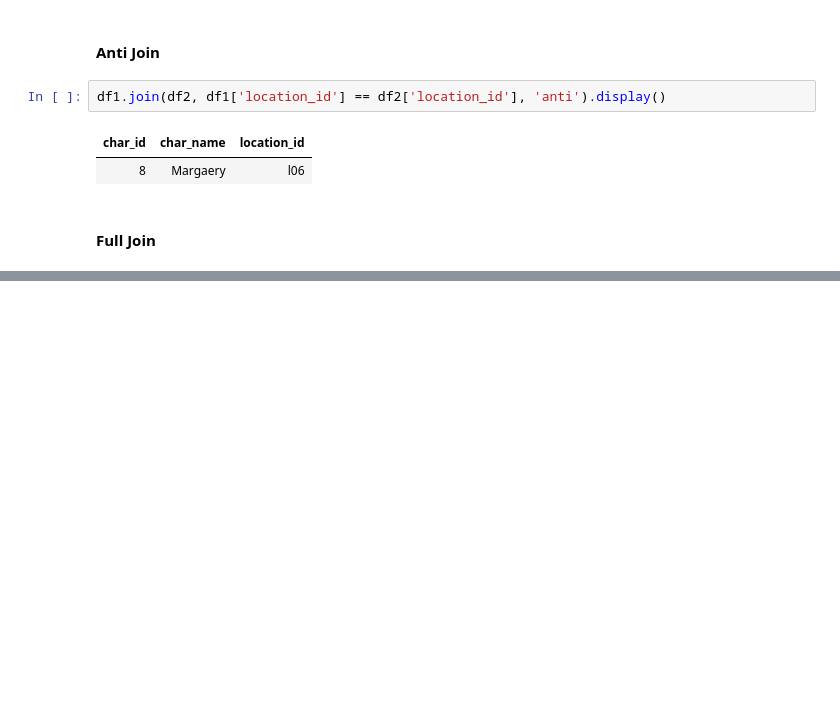
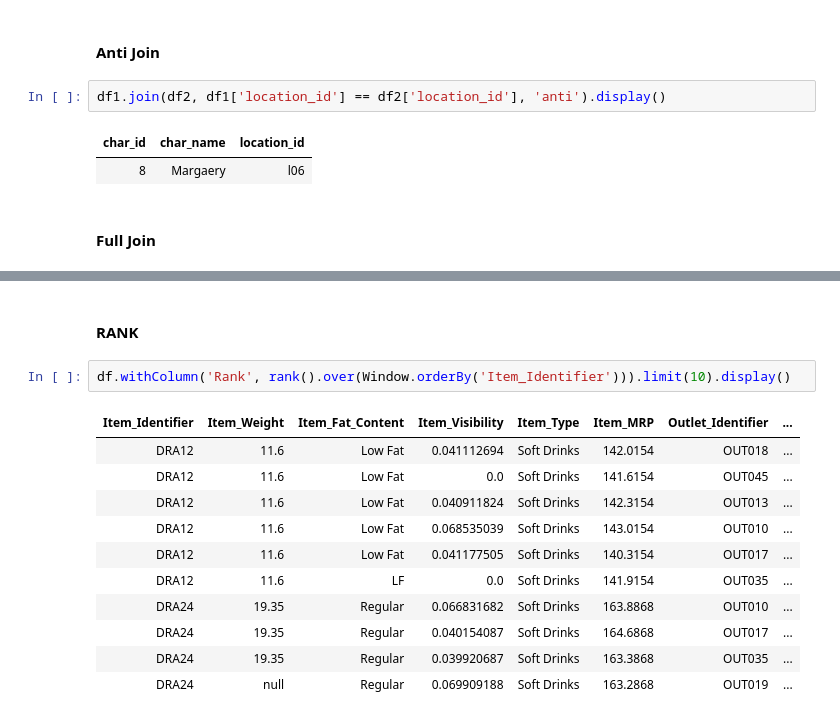
Before and after one commit to SarveshSoni09/everything-data-engineering, a Jupyter notebook: 3_PySpark/05_Advanced_Transformations.ipynb, the cells around one changed output, grey strips where cells are left out. Drawn from its saved outputs; the diff is of its cells as text; blank space fills up the shorter version.

```diff
--- a/3_PySpark/05_Advanced_Transformations.ipynb
+++ b/3_PySpark/05_Advanced_Transformations.ipynb
@@ -162,0 +178,17 @@ df1.join(df2, df1['location_id'] == df2['location_id'], 'full').display()
+# %% [markdown]
+
+#### RANK
+# %%
+df.withColumn('Rank', rank().over(Window.orderBy('Item_Identifier'))).limit(10).display()
+# %% [output]
+| Item_Identifier | Item_Weight | Item_Fat_Content | Item_Visibility | Item_Type | Item_MRP | Outlet_Identifier | ... |
+| DRA12 | 11.6 | Low Fat | 0.041112694 | Soft Drinks | 142.0154 | OUT018 | ... |
+| DRA12 | 11.6 | Low Fat | 0.0 | Soft Drinks | 141.6154 | OUT045 | ... |
+| DRA12 | 11.6 | Low Fat | 0.040911824 | Soft Drinks | 142.3154 | OUT013 | ... |
+| DRA12 | 11.6 | Low Fat | 0.068535039 | Soft Drinks | 143.0154 | OUT010 | ... |
+| DRA12 | 11.6 | Low Fat | 0.041177505 | Soft Drinks | 140.3154 | OUT017 | ... |
+| DRA12 | 11.6 | LF | 0.0 | Soft Drinks | 141.9154 | OUT035 | ... |
+| DRA24 | 19.35 | Regular | 0.066831682 | Soft Drinks | 163.8868 | OUT010 | ... |
+| DRA24 | 19.35 | Regular | 0.040154087 | Soft Drinks | 164.6868 | OUT017 | ... |
+| DRA24 | 19.35 | Regular | 0.039920687 | Soft Drinks | 163.3868 | OUT035 | ... |
+| DRA24 | null | Regular | 0.069909188 | Soft Drinks | 163.2868 | OUT019 | ... |
```
Also changed, not shown: parts of 19 cells of this notebook, 1 other file.
